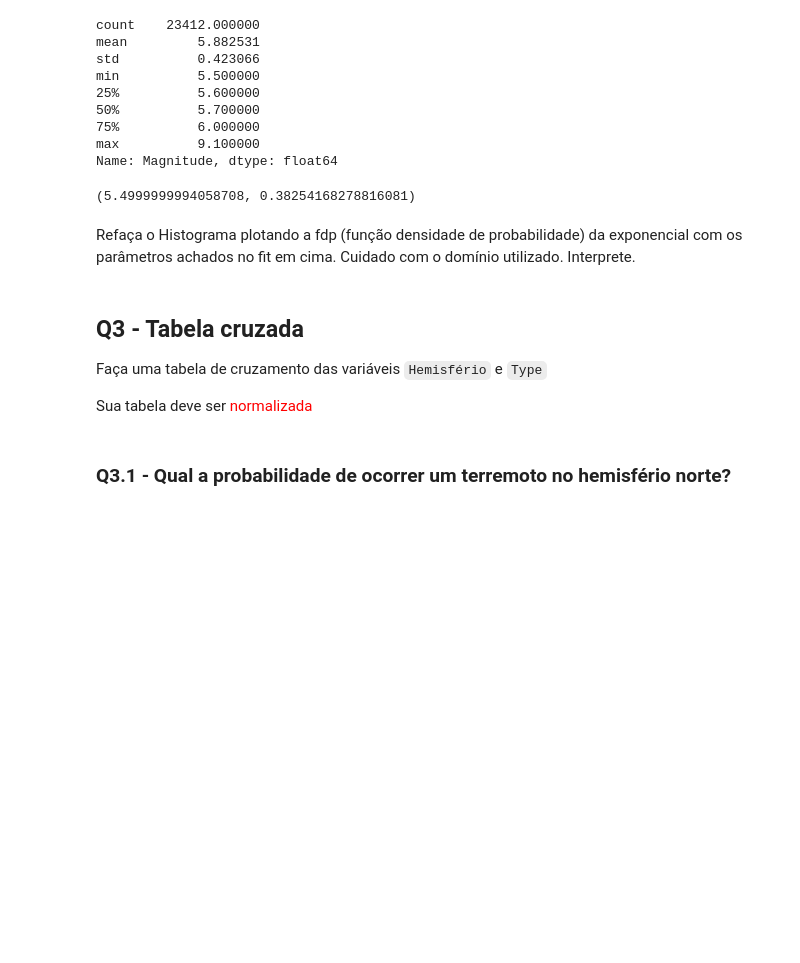
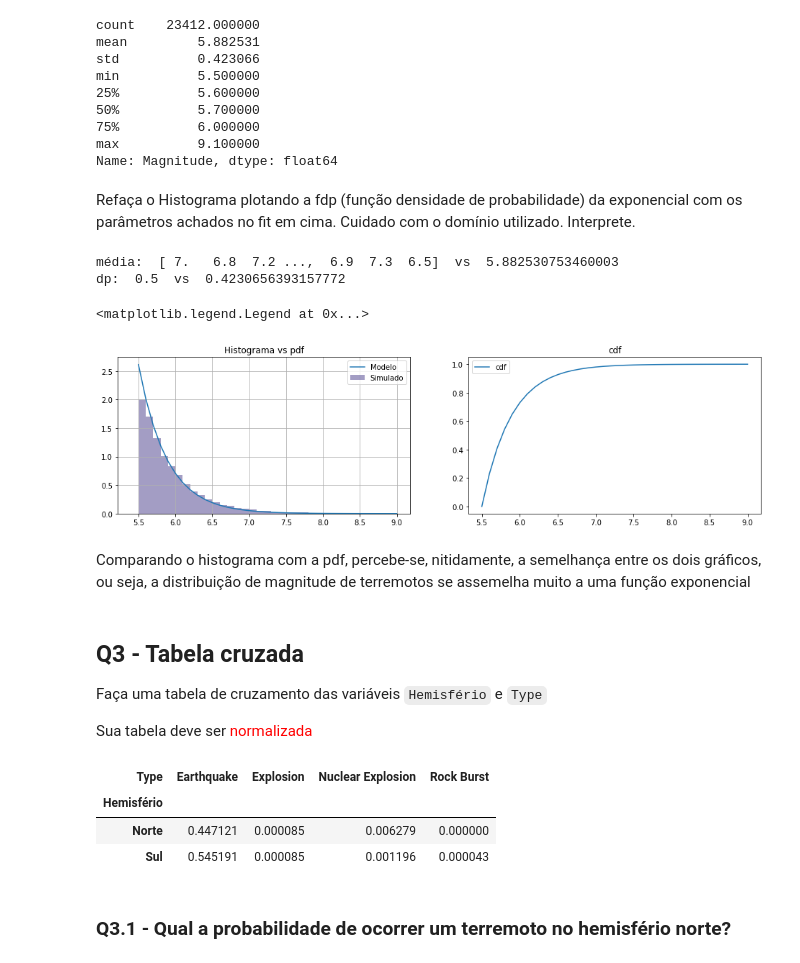
Before and after one commit to juanjorgegarcia/CD, a Jupyter notebook: APS5/APS5_alunos.ipynb, the cells around one changed output. Drawn from its saved outputs; the diff is of its cells as text; code cells hidden in the pictures; blank space fills up the shorter version.

```diff
--- a/APS5/APS5_alunos.ipynb
+++ b/APS5/APS5_alunos.ipynb
@@ -83,19 +83,51 @@ min          5.500000
 75%          6.000000
 max          9.100000
 Name: Magnitude, dtype: float64
-# %%
-exp=expon.fit(df.Magnitude, loc=0, scale=1)
-print(exp)
-# %% [output]
-(5.4999999994058708, 0.38254168278816081)
 # %% [markdown]
 Refaça o Histograma plotando a fdp (função densidade de probabilidade) da exponencial com os parâmetros achados no fit em cima. Cuidado com o domínio utilizado. Interprete.
+# %%
+#Validando os valores da saída:
+print('média: ', mu, ' vs ', df.Magnitude.mean())
+print('dp: ', sigma, ' vs ', df.Magnitude.std())
+
+#Plots
+fig, ax = plt.subplots(1, 2, figsize = (16,4))
+
+exp=expon.fit(df.Magnitude)
+
+#Histograma vs pdf
+ax[0].hist(df.Magnitude, normed = True,bins=faixa,color="darkslateblue",alpha=0.5)
+x = np.arange(df.Magnitude.min(), df.Magnitude.max(), 0.1)
+ax[0].plot(x, expon.pdf(x, loc=exp[0], scale=exp[1]))
+ax[0].set_title('Histograma vs pdf')
+ax[0].legend(['Modelo', 'Simulado'])
+ax[0].grid(True)
+
+#Cumulative Distribution Function - cdf
+ax[1].plot(x, expon.cdf(x, loc=exp[0], scale=exp[1]))
+ax[1].set_title('cdf')
+ax[1].legend(['cdf'])
+# %% [output]
+média:  [ 7.   6.8  7.2 ...,  6.9  7.3  6.5]  vs  5.882530753460003
+dp:  0.5  vs  0.4230656393157772
+<matplotlib.legend.Legend at 0x...>
+[figure, added]
+# %% [markdown]
+Comparando o histograma com a pdf, percebe-se, nitidamente, a semelhança entre os dois gráficos, ou seja, a distribuição de magnitude de terremotos se assemelha muito a uma função exponencial
 # %% [markdown]
 ## Q3 - Tabela cruzada
 
 Faça uma tabela de cruzamento das variáveis `Hemisfério` e `Type`
 
 Sua tabela deve ser <font color=red> normalizada</font>
+# %%
+ct = pd.crosstab(df["Hemisfério"], df.Type,normalize=True)
+ct
+# %% [output]
+| Type | Earthquake | Explosion | Nuclear Explosion | Rock Burst |
+| Hemisfério |  |  |  |  |
+| Norte | 0.447121 | 0.000085 | 0.006279 | 0.000000 |
+| Sul | 0.545191 | 0.000085 | 0.001196 | 0.000043 |
 # %% [markdown]
 ### Q3.1 - Qual a probabilidade de ocorrer um terremoto no hemisfério norte?
 # %% [markdown]
```
Also changed, not shown: parts of 13 cells of this notebook.
